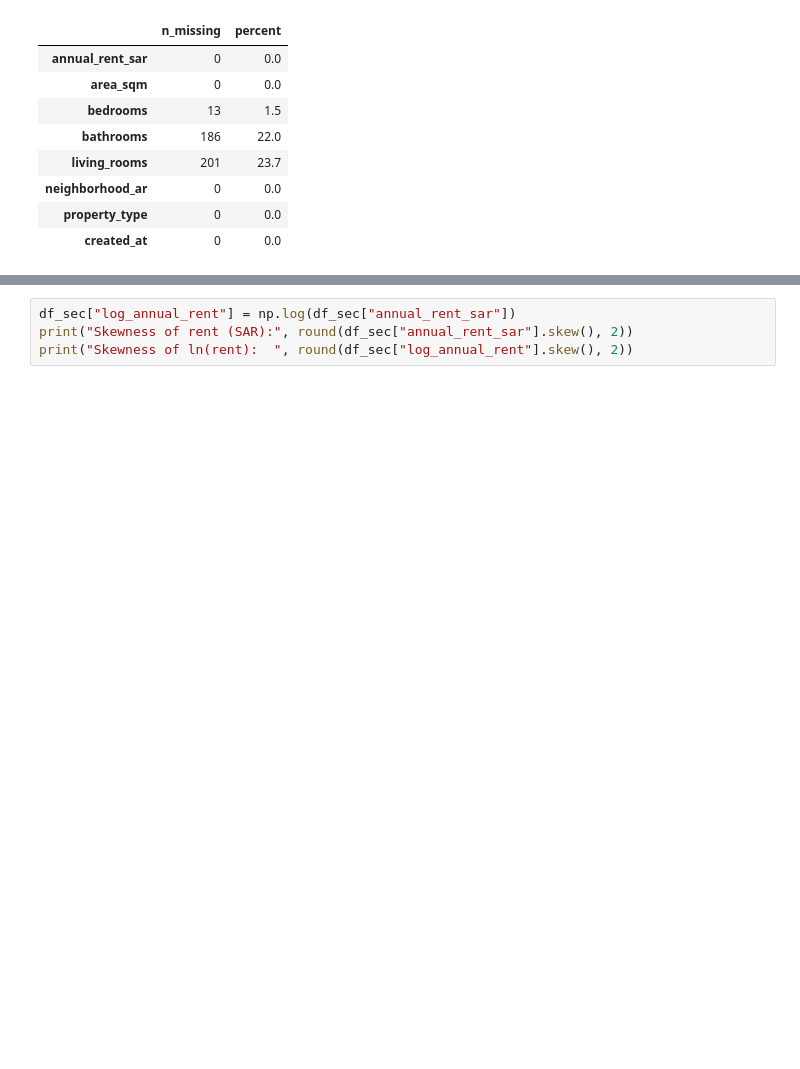
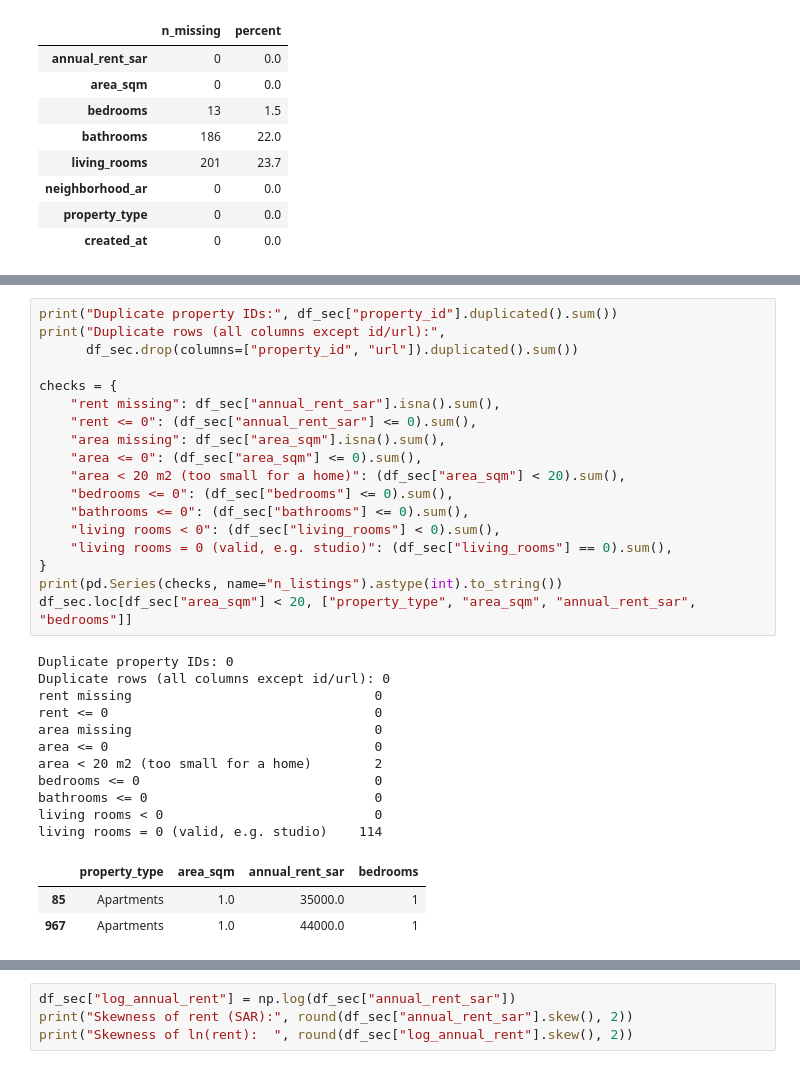
Before and after one commit to 1FATIMAH1/IT362, a Jupyter notebook: Phase2.ipynb, the cells around one changed output, grey strips where cells are left out. Drawn from its saved outputs; the diff is of its cells as text; blank space fills up the shorter version.

```diff
--- a/Phase2.ipynb
+++ b/Phase2.ipynb
@@ -1205,0 +1222,33 @@ Duplicate rows (all columns except id/url): 0
+# %%
+print("Duplicate property IDs:", df_sec["property_id"].duplicated().sum())
+print("Duplicate rows (all columns except id/url):",
+      df_sec.drop(columns=["property_id", "url"]).duplicated().sum())
+
+checks = {
+    "rent missing": df_sec["annual_rent_sar"].isna().sum(),
+    "rent <= 0": (df_sec["annual_rent_sar"] <= 0).sum(),
+    "area missing": df_sec["area_sqm"].isna().sum(),
+    "area <= 0": (df_sec["area_sqm"] <= 0).sum(),
+    "area < 20 m2 (too small for a home)": (df_sec["area_sqm"] < 20).sum(),
+    "bedrooms <= 0": (df_sec["bedrooms"] <= 0).sum(),
+    "bathrooms <= 0": (df_sec["bathrooms"] <= 0).sum(),
+    "living rooms < 0": (df_sec["living_rooms"] < 0).sum(),
+    "living rooms = 0 (valid, e.g. studio)": (df_sec["living_rooms"] == 0).sum(),
+}
+print(pd.Series(checks, name="n_listings").astype(int).to_string())
+df_sec.loc[df_sec["area_sqm"] < 20, ["property_type", "area_sqm", "annual_rent_sar", "bedrooms"]]
+# %% [output]
+Duplicate property IDs: 0
+Duplicate rows (all columns except id/url): 0
+rent missing                               0
+rent <= 0                                  0
+area missing                               0
+area <= 0                                  0
+area < 20 m2 (too small for a home)        2
+bedrooms <= 0                              0
+bathrooms <= 0                             0
+living rooms < 0                           0
+living rooms = 0 (valid, e.g. studio)    114
+|  | property_type | area_sqm | annual_rent_sar | bedrooms |
+| 85 | Apartments | 1.0 | 35000.0 | 1 |
+| 967 | Apartments | 1.0 | 44000.0 | 1 |
```
Also changed, not shown: parts of 37 cells of this notebook.
